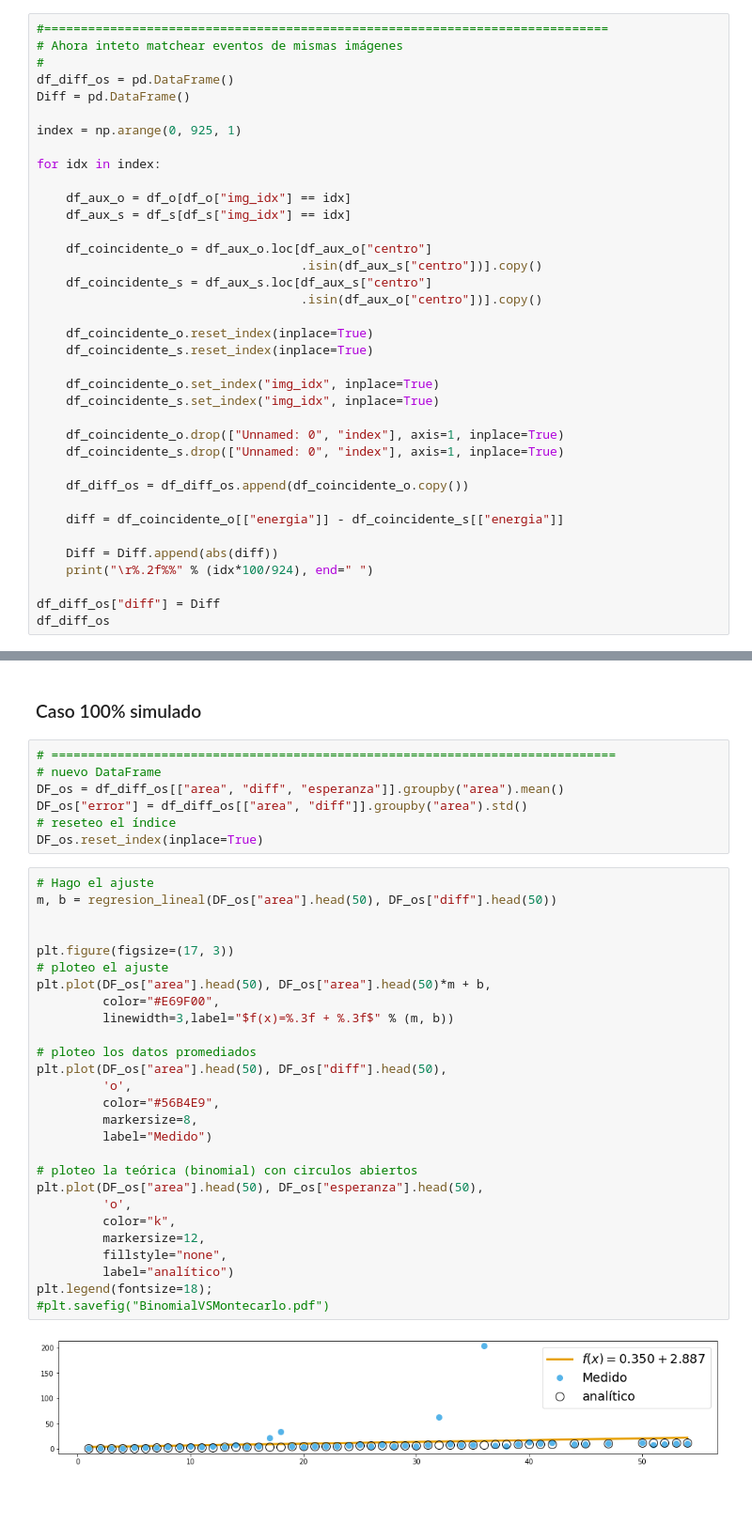
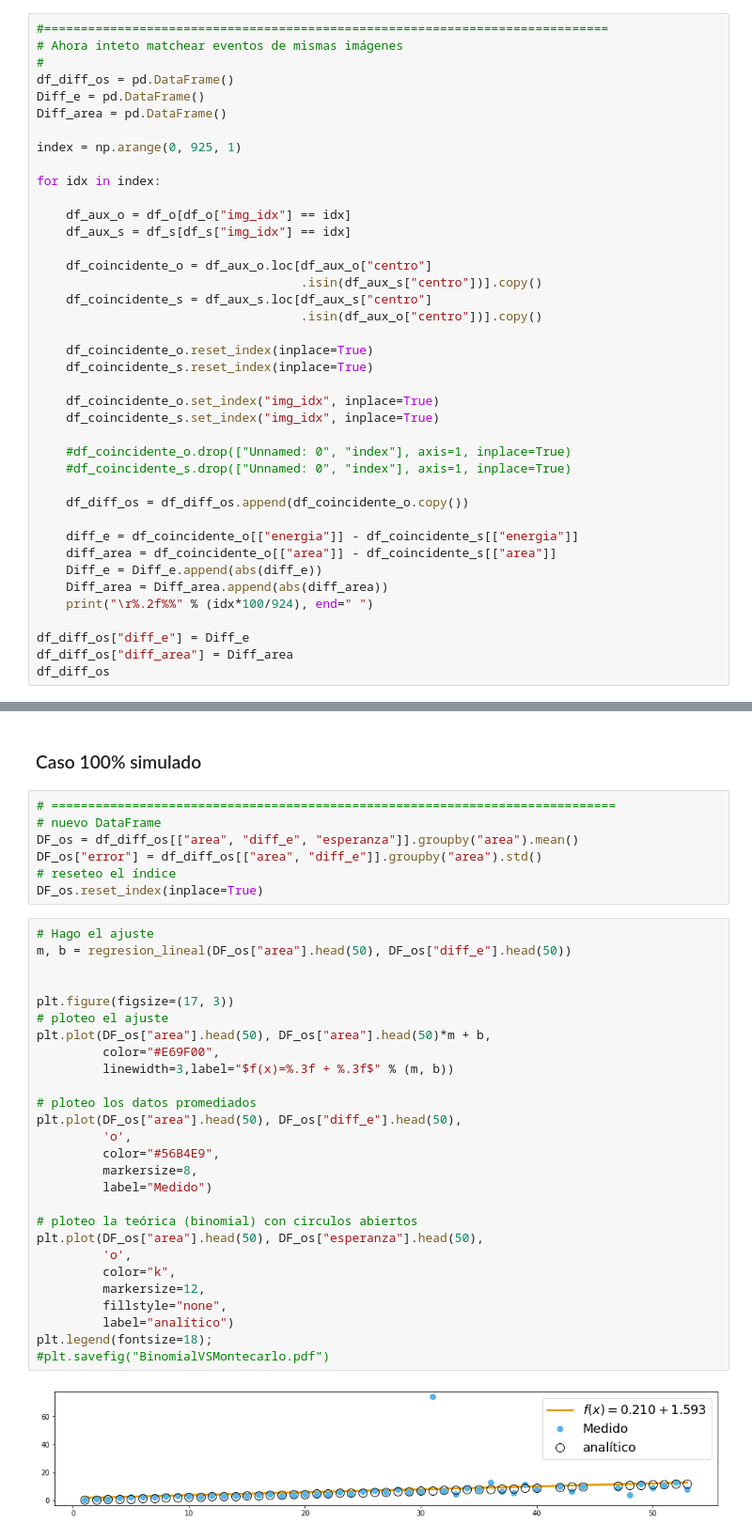
Before and after one commit to Igna11/Tesis-Skipper, a Jupyter notebook: Analisis_Imagenes_clusters.ipynb, the cells around one changed output, grey strips where cells are left out. Shown: that part at 94% size. Drawn from its saved outputs; the diff is of its cells as text; blank space fills up the shorter version.

```diff
--- a/Analisis_Imagenes_clusters.ipynb
+++ b/Analisis_Imagenes_clusters.ipynb
@@ -458,7 +462,8 @@ df_diff_ol
 # Ahora inteto matchear eventos de mismas imágenes
 #
 df_diff_os = pd.DataFrame()
-Diff = pd.DataFrame()
+Diff_e = pd.DataFrame()
+Diff_area = pd.DataFrame()
 
 index = np.arange(0, 925, 1)
 
@@ -478,17 +483,19 @@ for idx in index:
     df_coincidente_o.set_index("img_idx", inplace=True)
     df_coincidente_s.set_index("img_idx", inplace=True)
 
-    df_coincidente_o.drop(["Unnamed: 0", "index"], axis=1, inplace=True)
-    df_coincidente_s.drop(["Unnamed: 0", "index"], axis=1, inplace=True)
+    #df_coincidente_o.drop(["Unnamed: 0", "index"], axis=1, inplace=True)
+    #df_coincidente_s.drop(["Unnamed: 0", "index"], axis=1, inplace=True)
 
     df_diff_os = df_diff_os.append(df_coincidente_o.copy())
 
-    diff = df_coincidente_o[["energia"]] - df_coincidente_s[["energia"]]
-
-    Diff = Diff.append(abs(diff))
+    diff_e = df_coincidente_o[["energia"]] - df_coincidente_s[["energia"]]
+    diff_area = df_coincidente_o[["area"]] - df_coincidente_s[["area"]]
+    Diff_e = Diff_e.append(abs(diff_e))
+    Diff_area = Diff_area.append(abs(diff_area))
     print("\r%.2f%%" % (idx*100/924), end=" ")
 
-df_diff_os["diff"] = Diff
+df_diff_os["diff_e"] = Diff_e
+df_diff_os["diff_area"] = Diff_area
 df_diff_os
 # %% [output]
 100.00%
@@ -599,36 +606,36 @@ plt.legend(fontsize=18);
 # %%
 # =============================================================================
 # nuevo DataFrame
-DF_os = df_diff_os[["area", "diff", "esperanza"]].groupby("area").mean()
-DF_os["error"] = df_diff_os[["area", "diff"]].groupby("area").std()
+DF_os = df_diff_os[["area", "diff_e", "esperanza"]].groupby("area").mean()
+DF_os["error"] = df_diff_os[["area", "diff_e"]].groupby("area").std()
 # reseteo el índice
 DF_os.reset_index(inplace=True)
 # %%
 # Hago el ajuste
-m, b = regresion_lineal(DF_os["area"].head(50), DF_os["diff"].head(50))
+m, b = regresion_lineal(DF_os["area"].head(50), DF_os["diff_e"].head(50))
 
 
 plt.figure(figsize=(17, 3))
 # ploteo el ajuste
 plt.plot(DF_os["area"].head(50), DF_os["area"].head(50)*m + b,
          color="#E69F00",
          linewidth=3,label="$f(x)=%.3f + %.3f$" % (m, b))
 
 # ploteo los datos promediados
-plt.plot(DF_os["area"].head(50), DF_os["diff"].head(50),
+plt.plot(DF_os["area"].head(50), DF_os["diff_e"].head(50),
          'o',
          color="#56B4E9",
          markersize=8,
          label="Medido")
 
 # ploteo la teórica (binomial) con circulos abiertos
 plt.plot(DF_os["area"].head(50), DF_os["esperanza"].head(50),
          'o',
          color="k",
          markersize=12,
          fillstyle="none",
          label="analítico")
 plt.legend(fontsize=18);
 #plt.savefig("BinomialVSMontecarlo.pdf")
 # %% [output]
-[figure, old version]
+[figure, new version]
```
Also changed, not shown: parts of 6 cells of this notebook.
